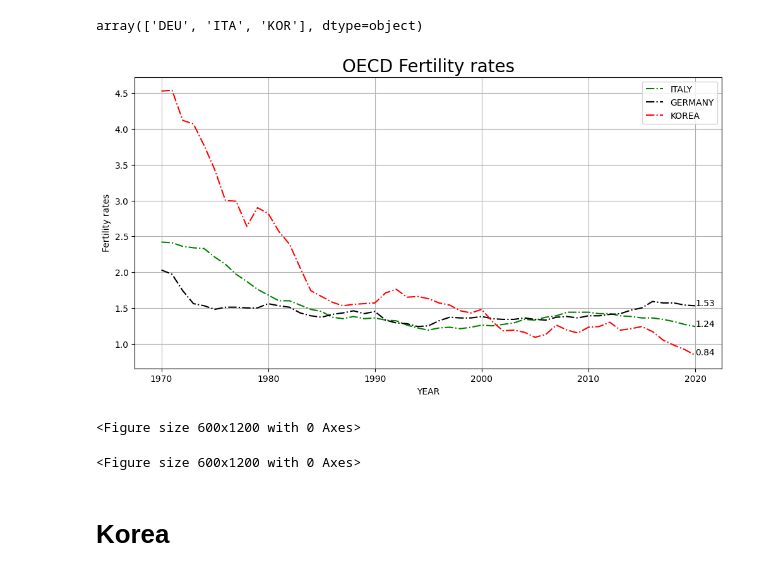
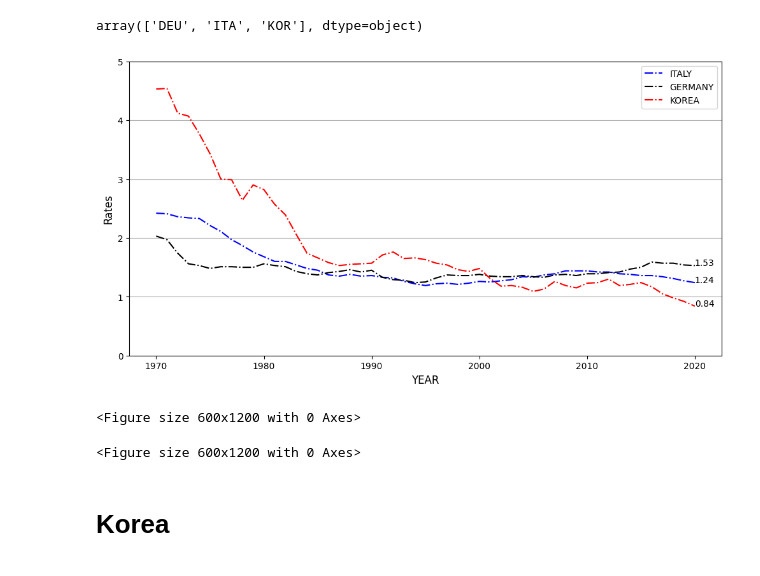
Before and after one commit to ikkjun/Declining_Fertility_Rates, a Jupyter notebook: Declining_Fertility_Rates.ipynb, the cells around one changed output. Saved outputs shown, nothing was run; the diff lists cells and outputs as text; code cells hidden in the pictures.

```diff
--- a/Declining_Fertility_Rates.ipynb
+++ b/Declining_Fertility_Rates.ipynb
@@ -45,37 +139,37 @@ df_dfr_kor = dfs['KOR'].iloc[:51]
 # %%
 x1 = df_dfr_ita['TIME'].to_xarray()
 x2 = df_dfr_deu['TIME'].to_xarray()
 x3 = df_dfr_kor['TIME'].to_xarray()
 
 y1=df_dfr_ita['Fertility Rates'].to_xarray()
 y2=df_dfr_deu['Fertility Rates'].to_xarray()
 y3=df_dfr_kor['Fertility Rates'].to_xarray()
 
 # 그래프 크기 설정
 plt.figure(figsize=(12, 6))
 
 # 그래프 그리기
-plt.plot(x1, y1, color='g', ls='dashdot', label='ITALY')
+plt.plot(x1, y1, color='b', ls='dashdot', label='ITALY')
 plt.plot(x2, y2, color='k', ls='dashdot', label='GERMANY')
 plt.plot(x3, y3, color='r', ls='dashdot', label='KOREA')
 
 # 그래프 타이틀, 축 레이블, 범례 추가
-plt.title('OECD Fertility rates', fontsize=20)
-plt.xlabel('YEAR')
-plt.ylabel('Fertility rates')
+plt.xlabel('YEAR', fontsize=12)
+plt.ylabel('Rates', fontsize=12)
 plt.legend()
 
 # 마지막 값 표시하기
 plt.text(x1[-1], y1[-1], f'{y1[-1]:.2f}')
 plt.text(x2[-1], y2[-1], f'{y2[-1]:.2f}')
 plt.text(x3[-1], y3[-1], f'{y3[-1]:.2f}')
 
 # 그래프 보여주기
-plt.grid()
+plt.ylim(0,5)
+plt.grid(axis='y')
 plt.show()
 plt.figure(figsize=(6, 12))
 # %% [output]
-[figure, old version]
+[figure, new version]
 <Figure size 600x1200 with 0 Axes>
 <Figure size 600x1200 with 0 Axes>
 # %% [markdown]
```
Also changed, not shown: parts of 7 cells of this notebook.
